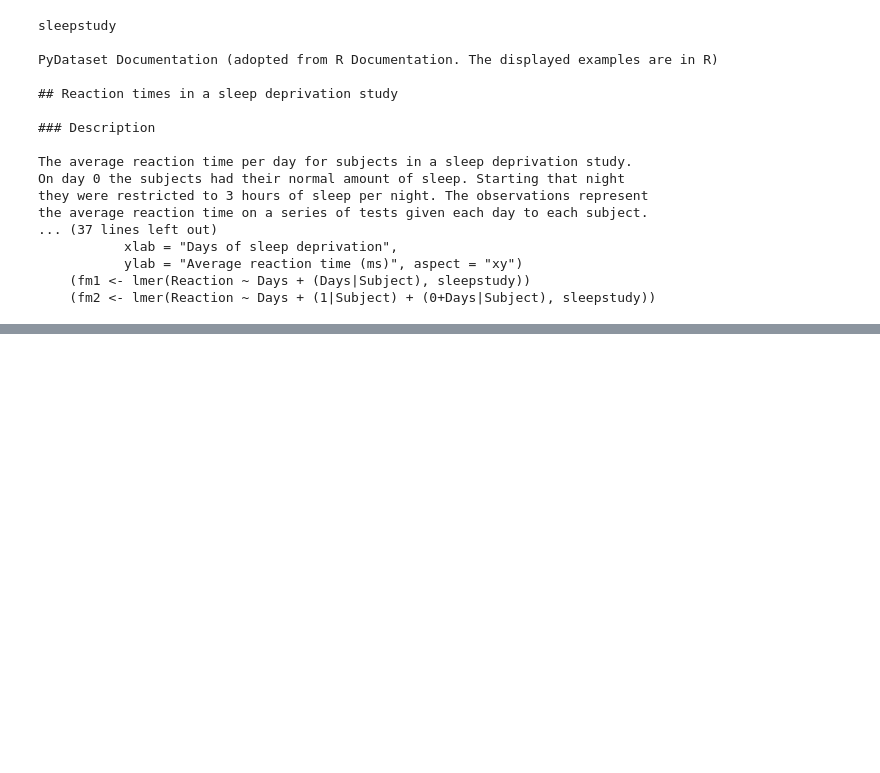
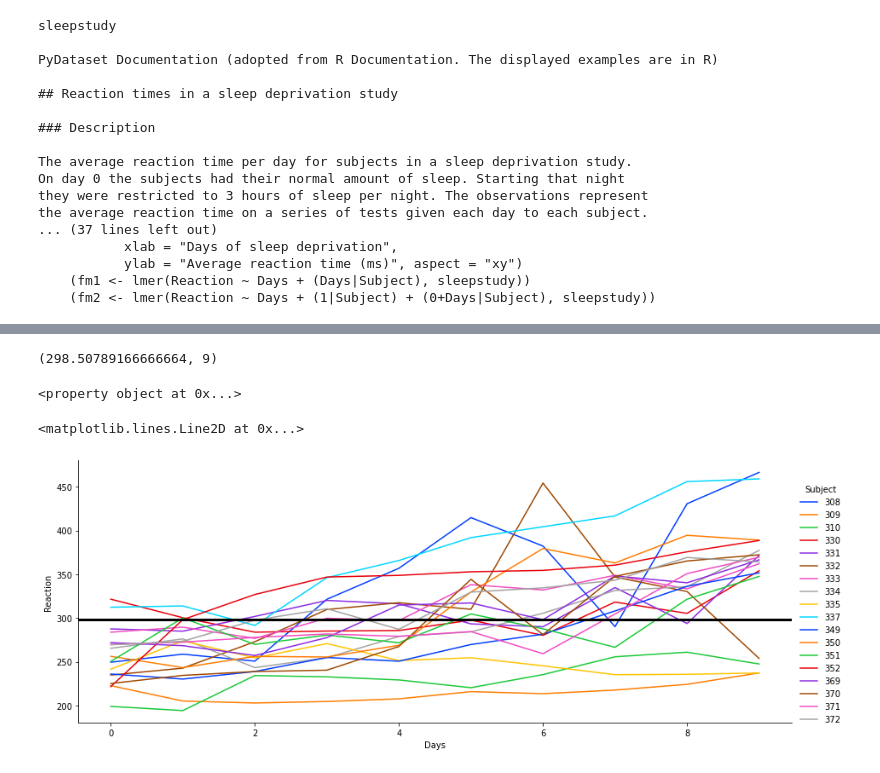
Before and after one commit to Miller-Ryan-1/numpy-pandas-visualization-exercises, a Jupyter notebook: seaborn_exercises.ipynb, the cells around one changed output, grey strips where cells are left out. Cells and saved outputs as stored; diff of their text form; code cells hidden in the pictures; blank space fills up the shorter version.

```diff
--- a/seaborn_exercises.ipynb
+++ b/seaborn_exercises.ipynb
@@ -381,0 +380,16 @@ sleep.sample(10)
+# %%
+avg_reaction_time = sleep.Reaction.mean()
+sleep_max = sleep.Days.max()
+avg_reaction_time, sleep_max
+# %% [output]
+(298.50789166666664, 9)
+# %%
+sns.FacetGrid.axes
+# %% [output]
+<property object at 0x...>
+# %%
+sleep_study = sns.relplot(data = sleep, x = 'Days', y = 'Reaction', hue = 'Subject', palette = 'bright', kind = 'line', aspect = 2.5)
+plt.axhline(avg_reaction_time, lw = 3, c = 'black')
+# %% [output]
+<matplotlib.lines.Line2D at 0x...>
+[figure, added]
```
Also changed, not shown: parts of 9 cells of this notebook.
